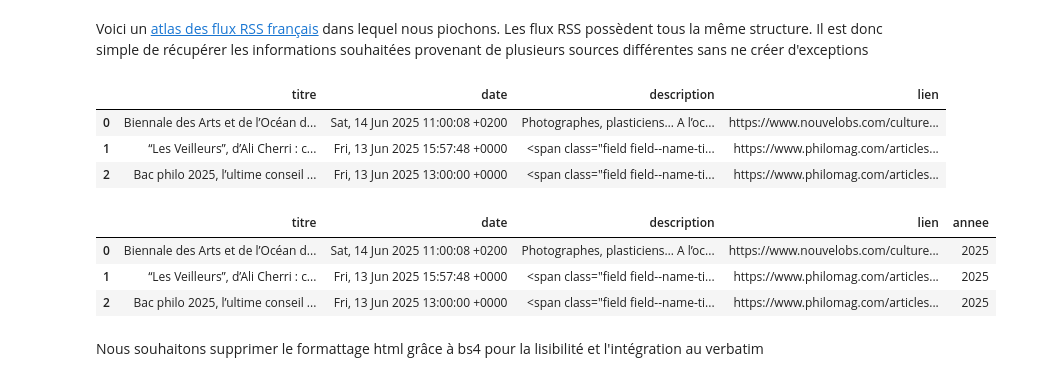
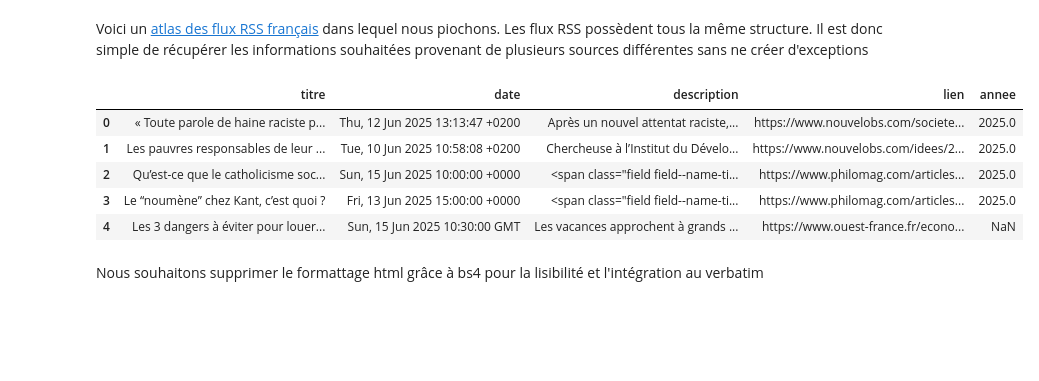
Before and after one commit to Aminata-Dev/L-observatoire-du-mot, a Jupyter notebook: rapport_explications_du_projet.ipynb, the cells around one changed output. Drawn from its saved outputs; the diff is of its cells as text; code cells hidden in the pictures; blank space fills up the shorter version.

Commit message:
main fonctionnel pour tous les cas

```diff
--- a/rapport_explications_du_projet.ipynb
+++ b/rapport_explications_du_projet.ipynb
@@ -97,2 +97,3 @@ mot_entree = input("\nEntre un mot de ton choix\n@> ")
 # %%
-mot = "imaginaire"
+#mot = input("\nEntre un mot de ton choix\n@> ")
+mot = "sable"
@@ -867,48 +972,42 @@ flux_list = [
 
     # Médias alternatifs et indépendants
     "https://www.bastamag.net/spip.php?page=backend",       # Basta!
     "https://www.arretsurimages.net/rss/articles",          # Arrêt sur Images
     "https://www.acrimed.org/spip.php?page=backend",        # Acrimed
 
     # Médias francophones internationaux
     "https://ici.radio-canada.ca/rss/4159",                 # Radio-Canada
     "https://www.rfi.fr/fr/rss",                            # RFI
     "https://www.tv5monde.com/rss/actualites",              # TV5Monde
 
     # Humour et satire
     "https://www.legorafi.fr/feed/",                        # Le Gorafi
 
     # Podcasts (audio)
     "https://feeds.acast.com/public/shows/61e6d2548e88e00012e13d0d",  # Programme B (Binge)
     "https://rss.art19.com/le-code-a-change"              # Le code a changé (Slate)
 
 ]
 
 df_total = pd.DataFrame()
 
 for flux in flux_list:
     df_flux = filtrer_articles_rss(flux, mot)
 
     #fusion du df obtenu avec le df total (concaténation ligne par ligne)
     df_total = pd.concat([df_total, df_flux], ignore_index=True)
 
-df_total.to_csv("data/actualite_avec_mot.csv")
+if not df_total.empty: #indexer une colonne qui n'existe pas provoque une erreur : nous vérifions donc que nous avons les colonnes initialisées
+    df_total["annee"] = pd.to_datetime(df_total["date"], errors='coerce', utc=True).dt.year #conversion objet temps puis extraction de l'année
 
-df_total
+df_total.head()
 # %% [output]
-|  | titre | date | description | lien |
-| 0 | Biennale des Arts et de l’Océan d... | Sat, 14 Jun 2025 11:00:08 +0200 | Photographes, plasticiens… A l’oc... | https://www.nouvelobs.com/culture... |
-| 1 | “Les Veilleurs”, d’Ali Cherri : c... | Fri, 13 Jun 2025 15:57:48 +0000 | <span class="field field--name-ti... | https://www.philomag.com/articles... |
-| 2 | Bac philo 2025, l’ultime conseil ... | Fri, 13 Jun 2025 13:00:00 +0000 | <span class="field field--name-ti... | https://www.philomag.com/articles... |
+|  | titre | date | description | lien | annee |
+| 0 | « Toute parole de haine raciste p... | Thu, 12 Jun 2025 13:13:47 +0200 | Après un nouvel attentat raciste,... | https://www.nouvelobs.com/societe... | 2025.0 |
+| 1 | Les pauvres responsables de leur ... | Tue, 10 Jun 2025 10:58:08 +0200 | Chercheuse à l’Institut du Dévelo... | https://www.nouvelobs.com/idees/2... | 2025.0 |
+| 2 | Qu’est-ce que le catholicisme soc... | Sun, 15 Jun 2025 10:00:00 +0000 | <span class="field field--name-ti... | https://www.philomag.com/articles... | 2025.0 |
+| 3 | Le “noumène” chez Kant, c’est quoi ? | Fri, 13 Jun 2025 15:00:00 +0000 | <span class="field field--name-ti... | https://www.philomag.com/articles... | 2025.0 |
+| 4 | Les 3 dangers à éviter pour louer... | Sun, 15 Jun 2025 10:30:00 GMT | Les vacances approchent à grands ... | https://www.ouest-france.fr/econo... | NaN |
-# %%
-#conversion objet temps puis extraction de l'année
-df_total["annee"] = pd.to_datetime(df_total["date"], errors='coerce', utc=True).dt.year
-df_total
-# %% [output]
-|  | titre | date | description | lien | annee |
-| 0 | Biennale des Arts et de l’Océan d... | Sat, 14 Jun 2025 11:00:08 +0200 | Photographes, plasticiens… A l’oc... | https://www.nouvelobs.com/culture... | 2025 |
-| 1 | “Les Veilleurs”, d’Ali Cherri : c... | Fri, 13 Jun 2025 15:57:48 +0000 | <span class="field field--name-ti... | https://www.philomag.com/articles... | 2025 |
-| 2 | Bac philo 2025, l’ultime conseil ... | Fri, 13 Jun 2025 13:00:00 +0000 | <span class="field field--name-ti... | https://www.philomag.com/articles... | 2025 |
 # %% [markdown]
 Nous souhaitons supprimer le formattage html grâce à bs4 pour la lisibilité et l'intégration au verbatim
 # %%
```
Also changed, not shown: parts of 34 cells of this notebook, 15 other files.
